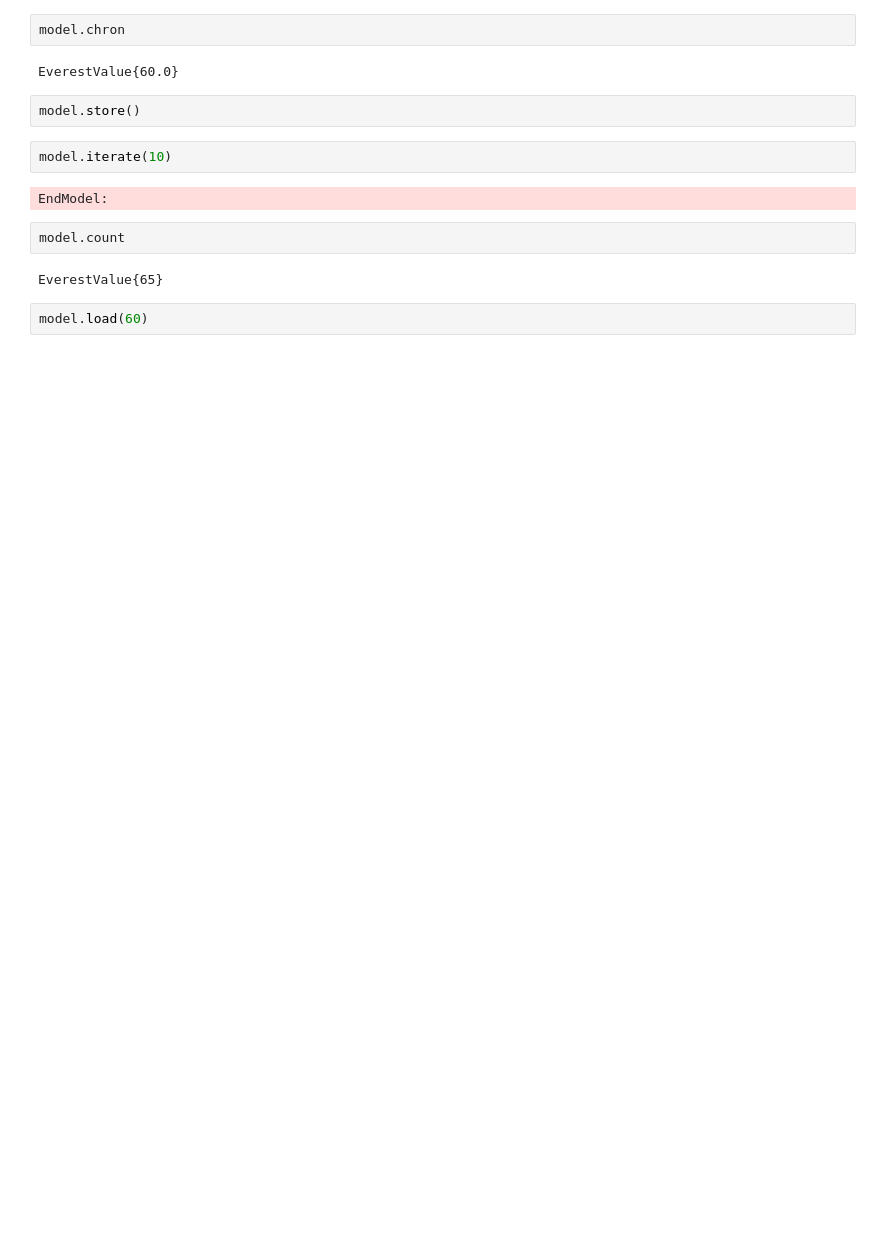
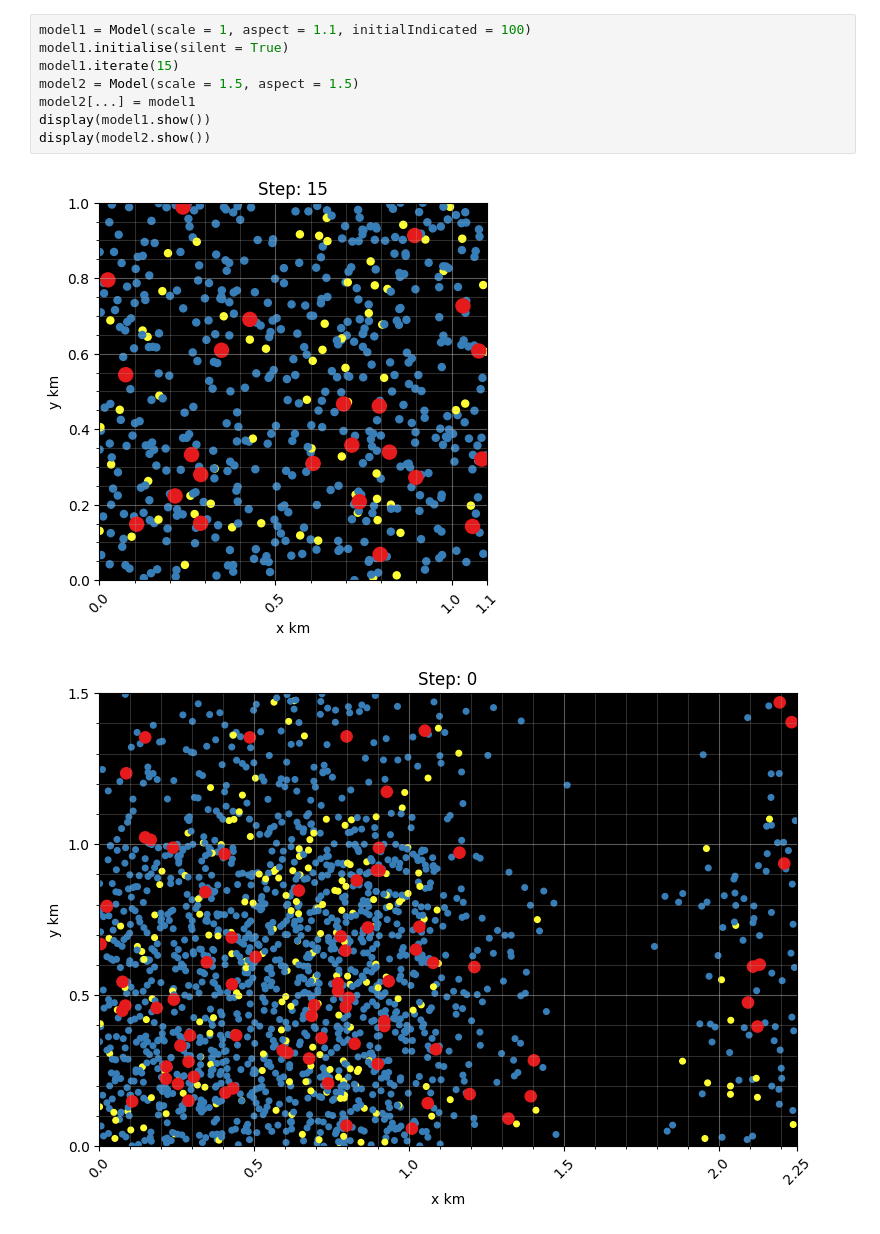
Before and after one commit to rsbyrne/crisis_model, a Jupyter notebook: working.ipynb, the cells around one changed output. Saved outputs shown, nothing was run; the diff lists cells and outputs as text; blank space fills up the shorter version.

```diff
--- a/working.ipynb
+++ b/working.ipynb
@@ -21,16 +3,11 @@ EverestValue{60}
-# %%
-model.chron
-# %% [output]
-EverestValue{60.0}
-# %%
-model.store()
-# %%
-model.iterate(10)
-# %% [output]
-EndModel:
-# %%
-model.count
-# %% [output]
-EverestValue{65}
-# %%
-model.load(60)
+# %%
+model1 = Model(scale = 1, aspect = 1.1, initialIndicated = 100)
+model1.initialise(silent = True)
+model1.iterate(15)
+model2 = Model(scale = 1.5, aspect = 1.5)
+model2[...] = model1
+display(model1.show())
+display(model2.show())
+# %% [output]
+[figure, added]
+[figure, added]
```
Also changed, not shown: parts of 7 cells of this notebook, 4 other files.
